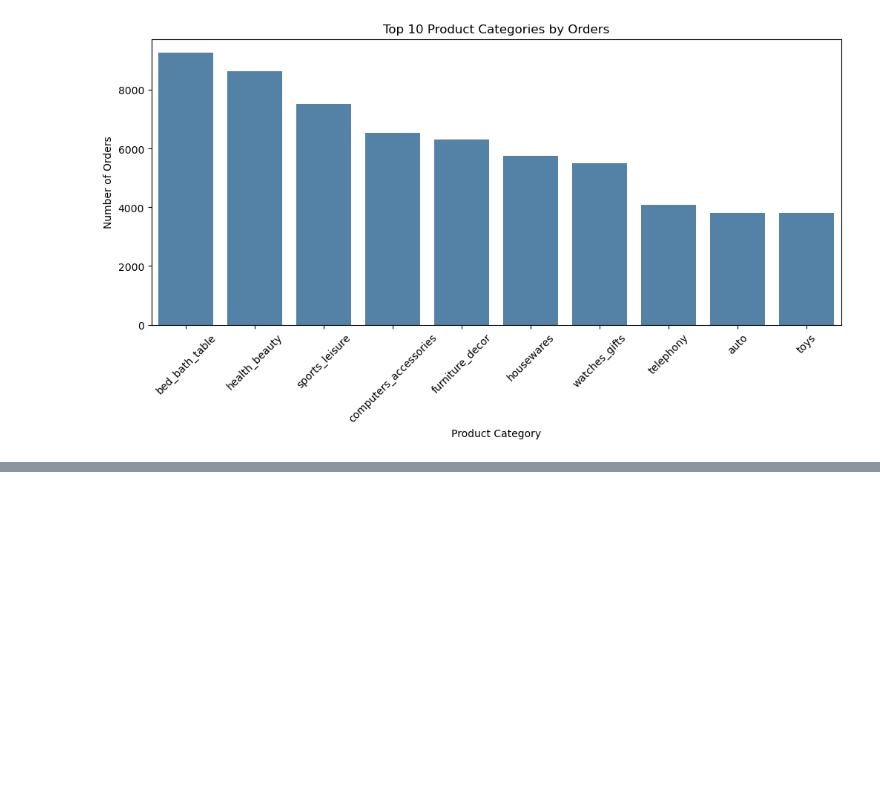
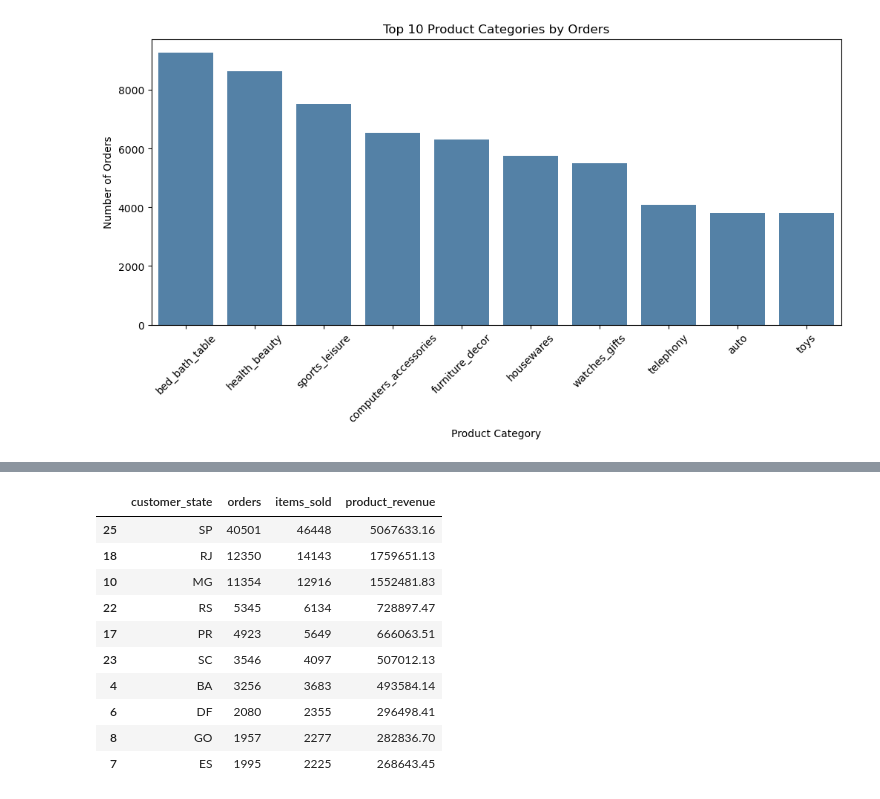
Before and after one commit to albaazaadnan/olist-ecommerce-analytics, a Jupyter notebook: notebooks/02_eda.ipynb, the cells around one changed output, grey strips where cells are left out. Drawn from its saved outputs; the diff is of its cells as text; code cells hidden in the pictures; blank space fills up the shorter version.

```diff
--- a/notebooks/02_eda.ipynb
+++ b/notebooks/02_eda.ipynb
@@ -448,0 +644,32 @@ Health and Beauty is the strongest category by product revenue, making it the to
+# %%
+delivered_geo = (
+    delivered_orders_items
+    .merge(customers[["customer_id", "customer_state", "customer_city"]],
+           on="customer_id",
+           how="left")
+)
+
+state_performance = (
+    delivered_geo
+    .groupby("customer_state", as_index=False)
+    .agg(
+        orders=("order_id", "nunique"),
+        items_sold=("nb_items", "sum"),
+        product_revenue=("total_price", "sum")
+    ).round(2)
+    .sort_values("product_revenue", ascending=False)
+)
+
+state_performance.head(10)
+# %% [output]
+|  | customer_state | orders | items_sold | product_revenue |
+| 25 | SP | 40501 | 46448 | 5067633.16 |
+| 18 | RJ | 12350 | 14143 | 1759651.13 |
+| 10 | MG | 11354 | 12916 | 1552481.83 |
+| 22 | RS | 5345 | 6134 | 728897.47 |
+| 17 | PR | 4923 | 5649 | 666063.51 |
+| 23 | SC | 3546 | 4097 | 507012.13 |
+| 4 | BA | 3256 | 3683 | 493584.14 |
+| 6 | DF | 2080 | 2355 | 296498.41 |
+| 8 | GO | 1957 | 2277 | 282836.70 |
+| 7 | ES | 1995 | 2225 | 268643.45 |
```
Also changed, not shown: parts of 20 cells of this notebook.
